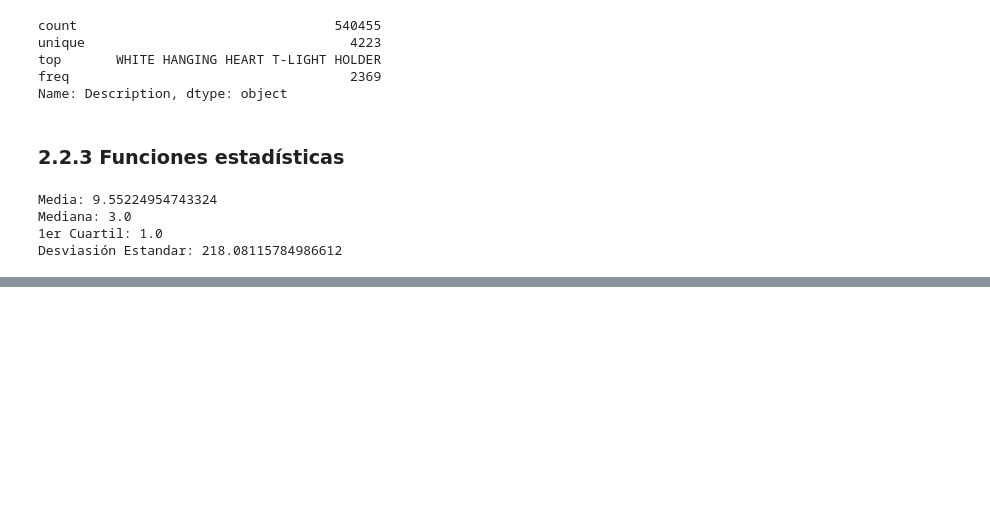
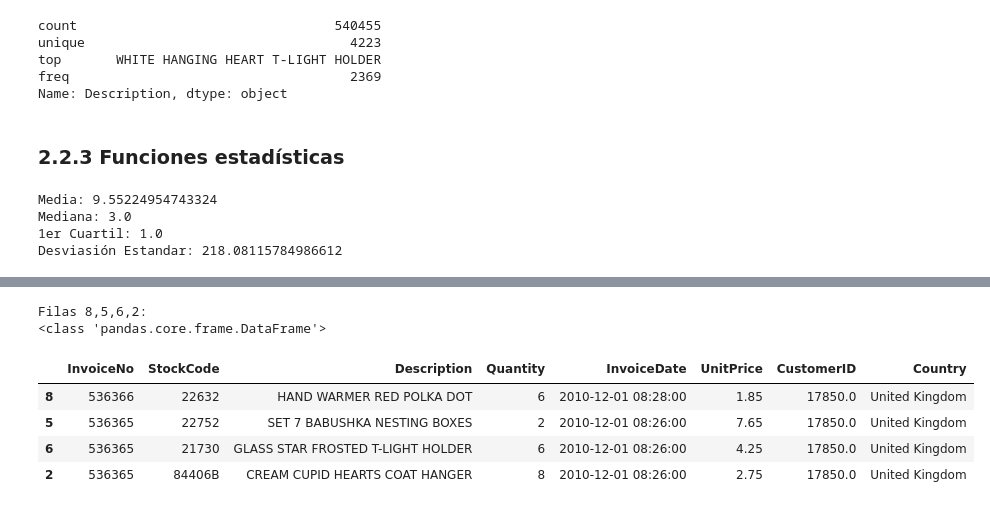
Before and after one commit to pahoalapizco/python_for_data_science, a Jupyter notebook: notebooks/2.0-numpy_pandas_da-pandas.ipynb, the cells around one changed output, grey strips where cells are left out. Cells and saved outputs as stored; diff of their text form; code cells hidden in the pictures; blank space fills up the shorter version.

```diff
--- a/notebooks/2.0-numpy_pandas_da-pandas.ipynb
+++ b/notebooks/2.0-numpy_pandas_da-pandas.ipynb
@@ -157,0 +219,13 @@ Desviasión Estandar: 218.08115784986612
+# %%
+print("Filas 8,5,6,2:")
+rows_8562 = retail_df.iloc[[8,5,6,2]]
+print(type(rows_8562))
+display(rows_8562)
+# %% [output]
+Filas 8,5,6,2:
+<class 'pandas.core.frame.DataFrame'>
+|  | InvoiceNo | StockCode | Description | Quantity | InvoiceDate | UnitPrice | CustomerID | Country |
+| 8 | 536366 | 22632 | HAND WARMER RED POLKA DOT | 6 | 2010-12-01 08:28:00 | 1.85 | 17850.0 | United Kingdom |
+| 5 | 536365 | 22752 | SET 7 BABUSHKA NESTING BOXES | 2 | 2010-12-01 08:26:00 | 7.65 | 17850.0 | United Kingdom |
+| 6 | 536365 | 21730 | GLASS STAR FROSTED T-LIGHT HOLDER | 6 | 2010-12-01 08:26:00 | 4.25 | 17850.0 | United Kingdom |
+| 2 | 536365 | 84406B | CREAM CUPID HEARTS COAT HANGER | 8 | 2010-12-01 08:26:00 | 2.75 | 17850.0 | United Kingdom |
```
Also changed, not shown: parts of 11 cells of this notebook.
